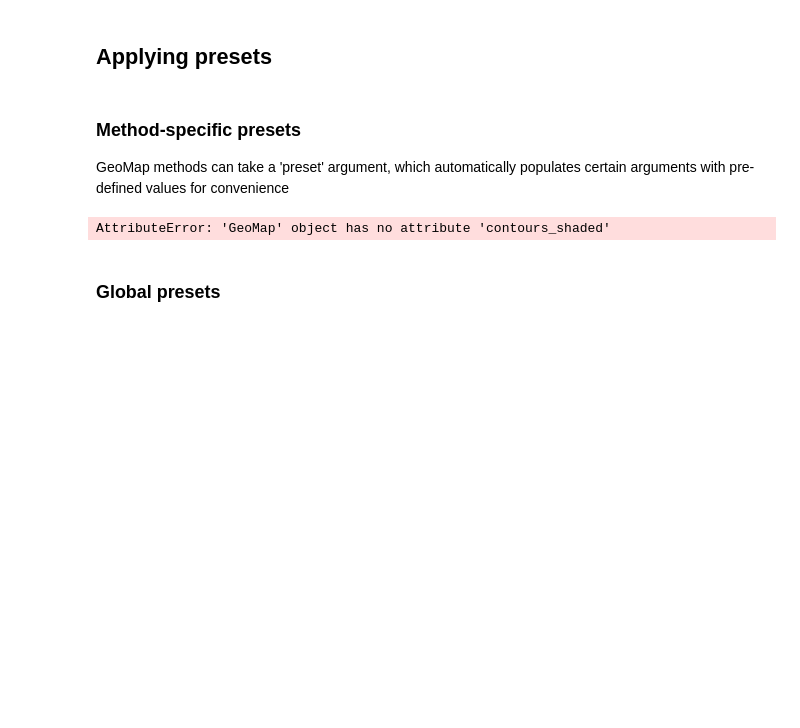
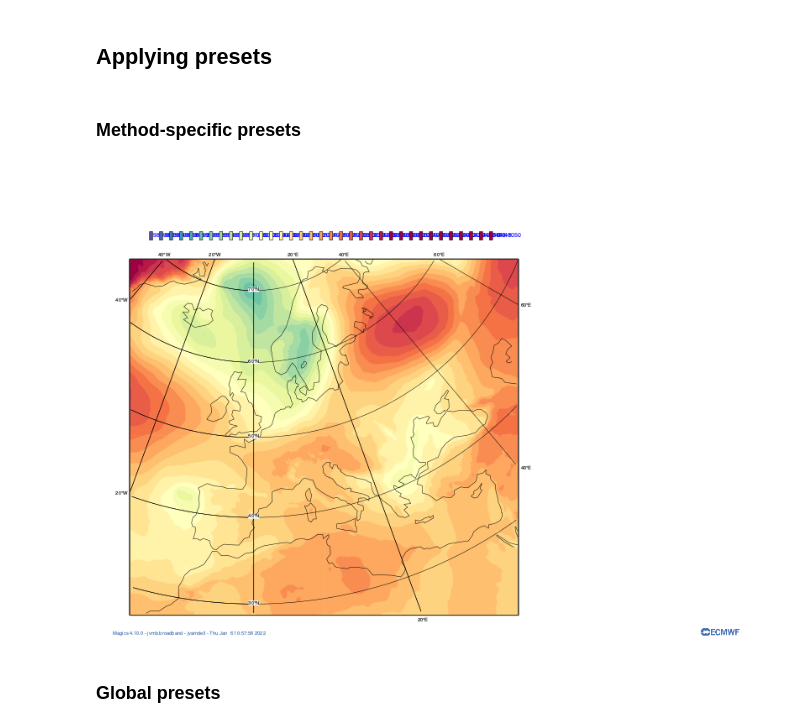
Before and after one commit to ecmwf/magpye, a Jupyter notebook: docs/notebooks/demo.ipynb, the cells around one changed output. Cells and saved outputs as stored; diff of their text form; code cells hidden in the pictures; blank space fills up the shorter version.

```diff
--- a/docs/notebooks/demo.ipynb
+++ b/docs/notebooks/demo.ipynb
@@ -62,19 +57,19 @@ Magics-ERROR: ERROR: unable to open file '../tests/data/hres_msl.grib': No such
 # %% [markdown]
 ## Applying presets
-# %% [markdown]
-### Method-specific presets
-GeoMap methods can take a 'preset' argument, which automatically
-populates certain arguments with pre-defined values for convenience
+# %% [markdown]
+### Method-specific presets
 # %%
 geomap = GeoMap(area_name='europe')
 
-geomap.contours_shaded(MSL, preset='demo', legend=True)
+# GeoMap methods can take a 'preset' argument, which automatically
+# populates certain arguments with pre-defined values for convenience
+geomap.shaded_contours(HRES_MSL, preset='demo', legend=True)
 geomap.coastlines(preset='default')
 geomap.gridlines(preset='default')
 
 geomap.show()
 # %% [output]
-AttributeError: 'GeoMap' object has no attribute 'contours_shaded'
+[figure, added]
 # %% [markdown]
 ### Global presets
 # %%
```
Also changed, not shown: parts of 7 cells of this notebook, 4 other files.
